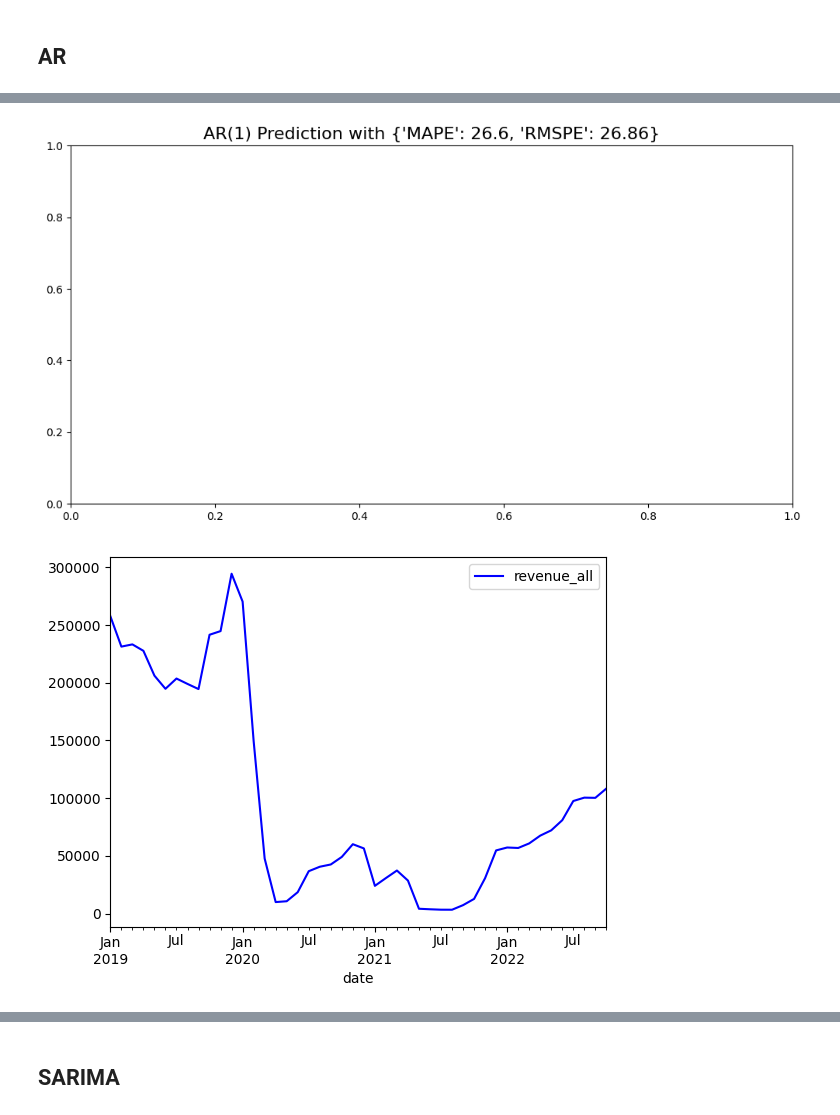
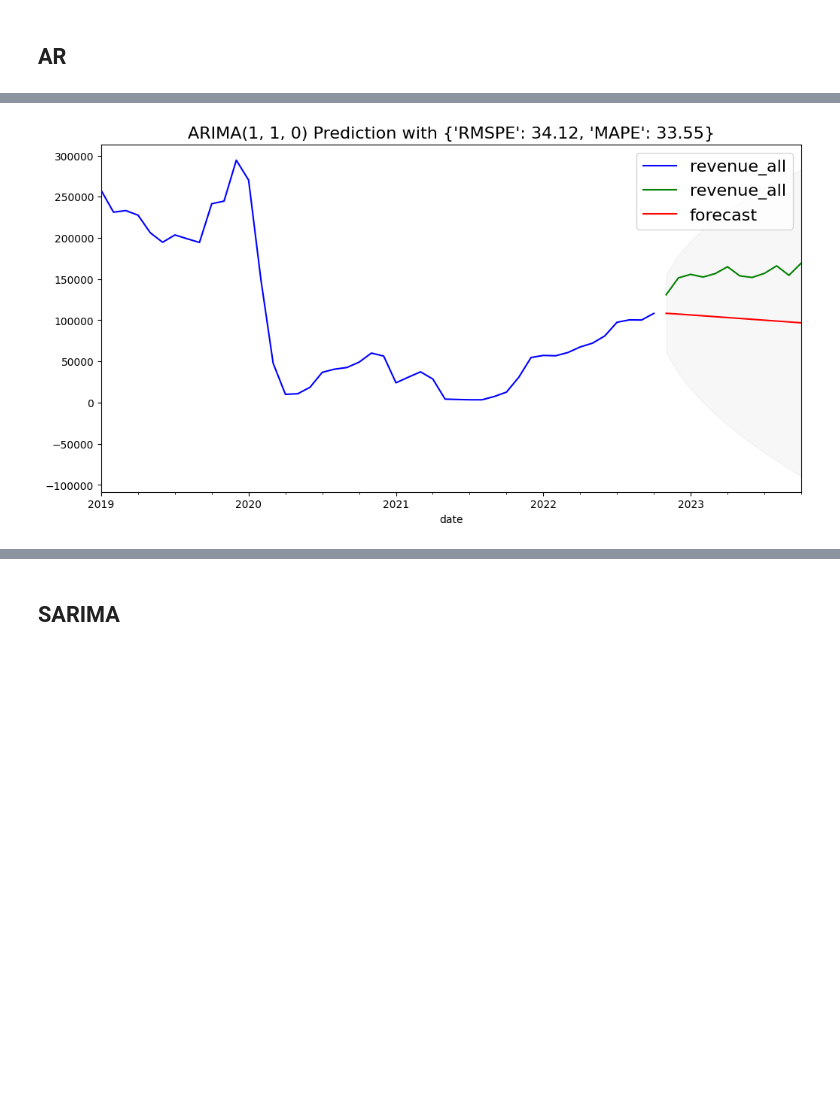
Before and after one commit to qducnguyen/business-analytics-project, a Jupyter notebook: notebooks/3_modeling_evaluation.ipynb, the cells around one changed output, grey strips where cells are left out. Cells and saved outputs as stored; diff of their text form; code cells hidden in the pictures; blank space fills up the shorter version.

```diff
--- a/notebooks/3_modeling_evaluation.ipynb
+++ b/notebooks/3_modeling_evaluation.ipynb
@@ -165,7 +173,7 @@ test_data = test_thai_revenue.set_index("date")
 import pmdarima as pm
 
 
-ARIMAModel = pm.arima.ARIMA((1, 0, 0), suppress_warnings=True)
+ARIMAModel = pm.arima.ARIMA((1, 1, 0), suppress_warnings=True)
 ARIMAModel.fit(train_data)
 ARIMAModel.summary()
 # %% [output]
@@ -195,30 +203,29 @@ forecast, forecast_int = ARIMAModel.predict(n_periods=HOLDOUT_MONTH,
 # %%
 def plot_forecast(series_train, series_test, forecast, forecast_int=None, model_name=""):
     metrics = forecast_metric(forecast, series_test)
-    plt.figure(figsize=(12, 6))
-    plt.title(f"{model_name} Prediction with {metrics}", size=16)
-    series_train.plot(label="train", color="b")
-    series_test.plot(label="test", color="g")
+    fig, ax = plt.subplots(figsize=(12, 6))
+    ax.set_title(f"{model_name} Prediction with {metrics}", size=16)
+    series_train.plot(label="train", color="b", ax=ax)
+    series_test.plot(label="test", color="g",ax=ax)
     forecast.index = series_test.index
     forecast.plot(label="forecast", color="r")
     if forecast_int is not None:
-        plt.fill_between(
+        ax.fill_between(
             series_test.index,
             forecast_int[:, 0],
             forecast_int[:, 1],
             alpha=0.05,
             color="dimgray",
         )
-    plt.legend(prop={"size": 16})
+    ax.legend(prop={"size": 16})
     plt.show()
     return metrics
 # %%
 ar_metric = plot_forecast(train_data,
               test_data,
               forecast,
               forecast_int,
-              model_name="AR(1)")
+              model_name="ARIMA(1, 1, 0)")
 plt.show()
 # %% [output]
-[figure, old version]
+[figure, new version]
-[figure, removed]
```
Also changed, not shown: parts of 54 cells of this notebook.
